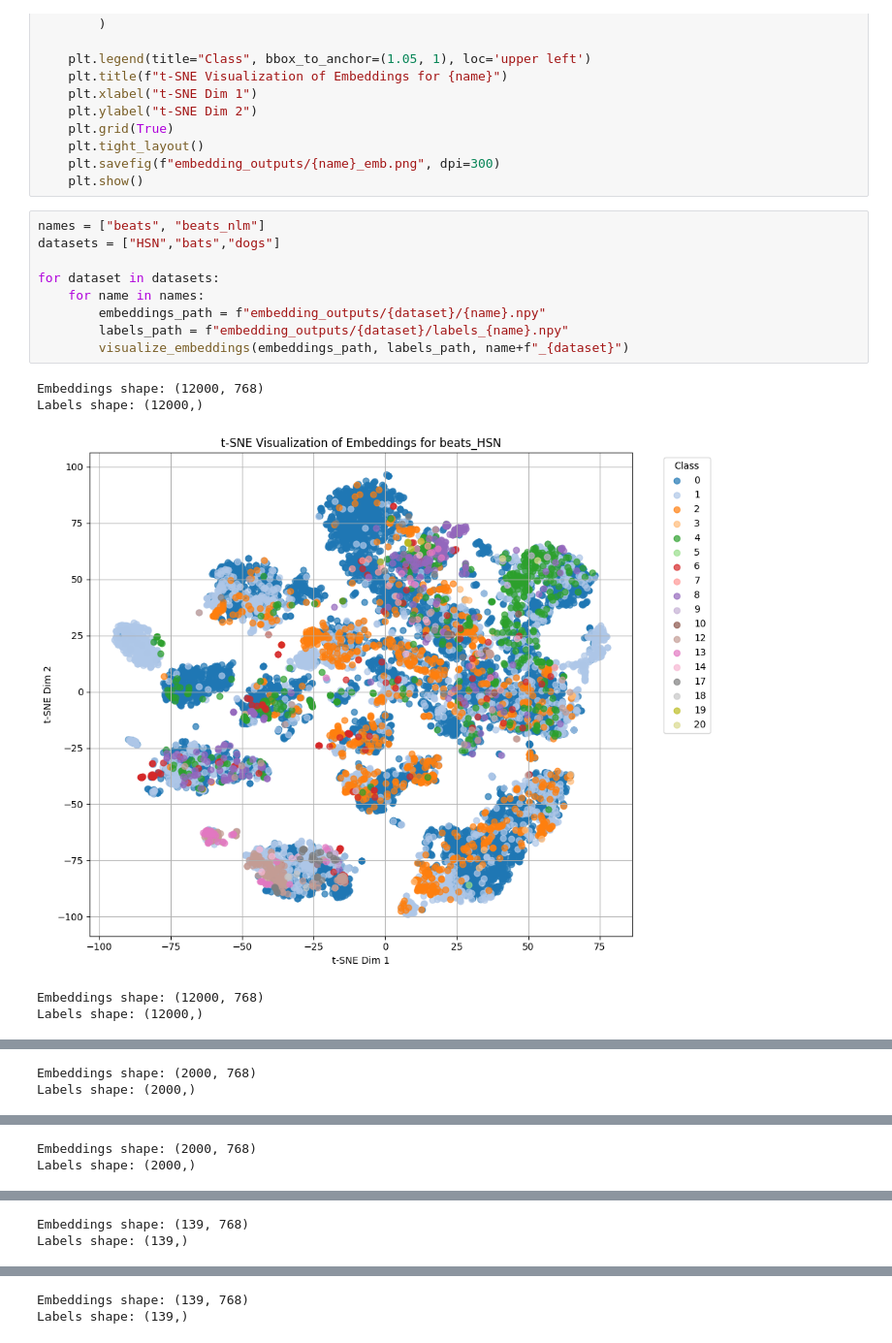
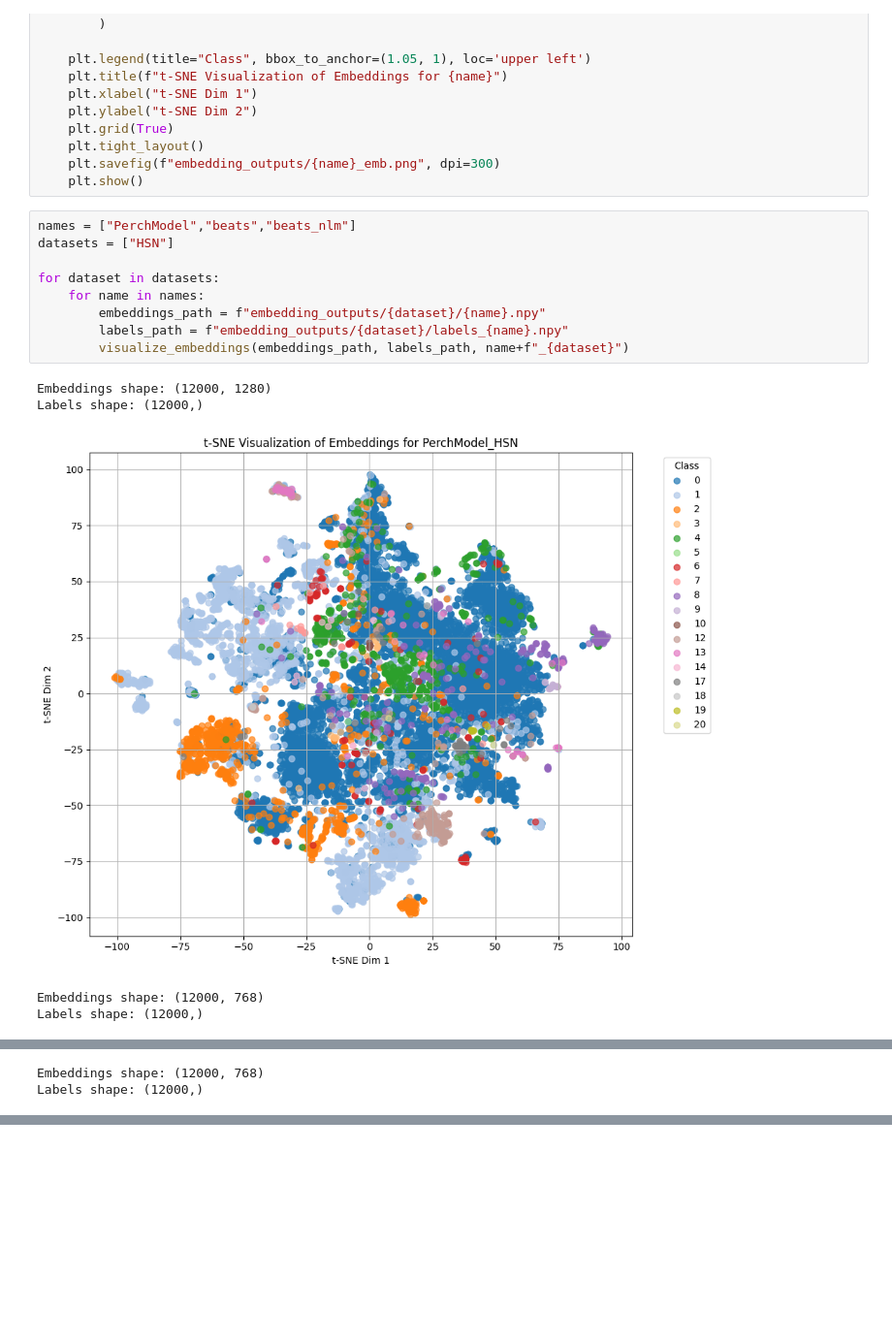
Before and after one commit to DBD-research-group/BioFoundation, a Jupyter notebook: projects/biofoundation/notebooks/Visualize-embeddings.ipynb, the cells around one changed output, grey strips where cells are left out. Shown at 97% size. Cells and saved outputs as stored; diff of their text form; blank space fills up the shorter version.

Commit message:
Added embedding callback and more results

```diff
--- a/projects/biofoundation/notebooks/Visualize-embeddings.ipynb
+++ b/projects/biofoundation/notebooks/Visualize-embeddings.ipynb
@@ -52,17 +52,17 @@ def visualize_embeddings(embeddings_path, labels_path,name):
     plt.savefig(f"embedding_outputs/{name}_emb.png", dpi=300)
     plt.show()
 # %%
-names = ["beats", "beats_nlm"]
-datasets = ["HSN","bats","dogs"]
+names = ["PerchModel","beats","beats_nlm"]
+datasets = ["HSN"]
 
 for dataset in datasets:
     for name in names:
         embeddings_path = f"embedding_outputs/{dataset}/{name}.npy"
         labels_path = f"embedding_outputs/{dataset}/labels_{name}.npy"
         visualize_embeddings(embeddings_path, labels_path, name+f"_{dataset}")
 # %% [output]
-Embeddings shape: (12000, 768)
+Embeddings shape: (12000, 1280)
 Labels shape: (12000,)
-[figure, old version]
+[figure, new version]
 Embeddings shape: (12000, 768)
 Labels shape: (12000,)
@@ -70,2 +70,2 @@ Labels shape: (12000,)
-Embeddings shape: (2000, 768)
-Labels shape: (2000,)
+Embeddings shape: (12000, 768)
+Labels shape: (12000,)
@@ -73,2 +72,0 @@ Labels shape: (2000,)
-Embeddings shape: (2000, 768)
-Labels shape: (2000,)
@@ -76,2 +72,0 @@ Labels shape: (2000,)
-Embeddings shape: (139, 768)
-Labels shape: (139,)
@@ -79,2 +72,0 @@ Labels shape: (139,)
-Embeddings shape: (139, 768)
-Labels shape: (139,)
```
Also changed, not shown: parts of 2 cells of this notebook, 21 other files.
